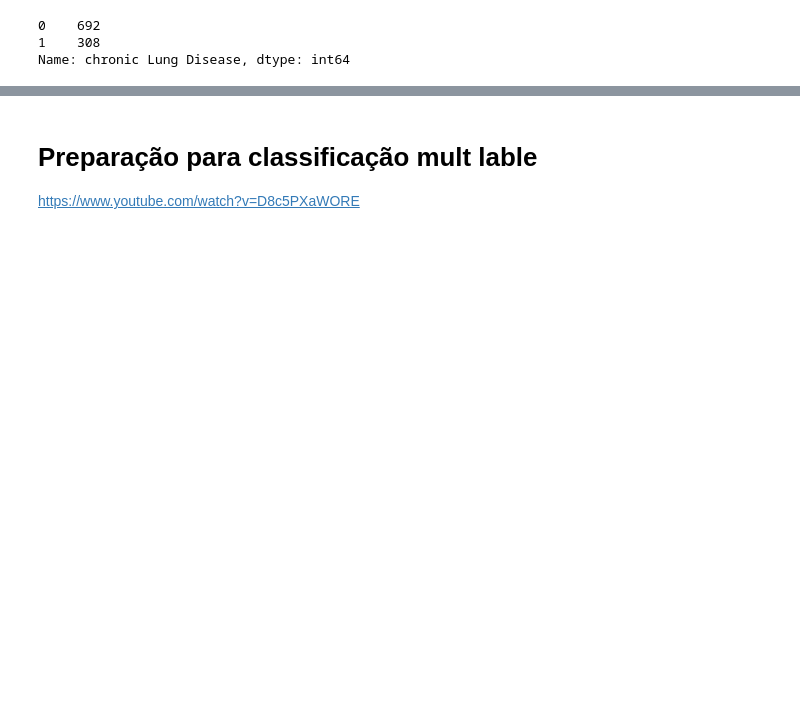
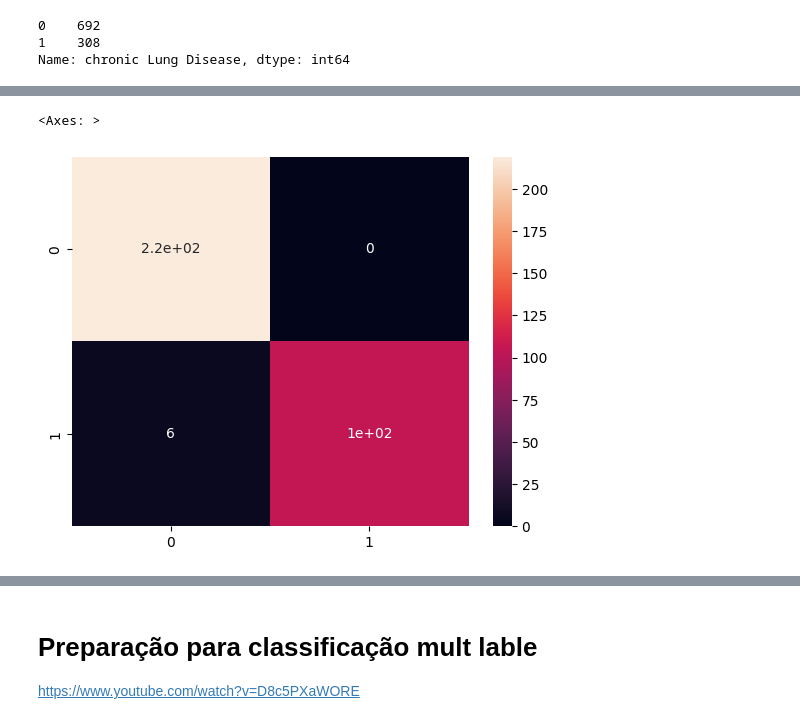
Before and after one commit to Danie110001001109192912/Cancer_prediction, a Jupyter notebook: lung_cancer_prediction.ipynb, the cells around one changed output, grey strips where cells are left out. Cells and saved outputs as stored; diff of their text form; code cells hidden in the pictures; blank space fills up the shorter version.

```diff
--- a/lung_cancer_prediction.ipynb
+++ b/lung_cancer_prediction.ipynb
@@ -254,4 +233,4 @@ X
 # %%
-Y = pasc1['chronic Lung Disease']
-Y
+y = pasc1['chronic Lung Disease']
+y.value_counts()
 # %% [output]
@@ -273,0 +242,4 @@ o cancer nivel 6 têm mais dados, o que favorece o modelo, porém, fazer uma cla
+# %%
+X_train, X_test, y_train, y_test = train_test_split(X, Y,  test_size=0.33, random_state=42)
+
+print(f' X e Y de treino é respectivamente {X_train.shape, y_train.shape}\n X e Y de teste é respectivamente{X_test.shape, y_test.shape}')
@@ -273,0 +251,5 @@ o cancer nivel 6 têm mais dados, o que favorece o modelo, porém, fazer uma cla
+# %%
+scaler = StandardScaler()
+
+X_train_scaled = scaler.fit_transform(X_train)
+X_test_scaled = scaler.transform(X_test)
@@ -273,0 +260,10 @@ o cancer nivel 6 têm mais dados, o que favorece o modelo, porém, fazer uma cla
+# %%
+# SVM
+
+from sklearn.svm import SVC
+
+svc = SVC(probability = True)
+svc.fit(X_train_scaled, y_train)
+
+pred = svc.predict(X_test_scaled)
+pred
@@ -273,0 +307,8 @@ o cancer nivel 6 têm mais dados, o que favorece o modelo, porém, fazer uma cla
+# %%
+from sklearn.metrics import confusion_matrix
+confusion_matrix(y_test,pred)
+
+sns.heatmap(confusion_matrix(y_test,pred),annot = True)
+# %% [output]
+<Axes: >
+[figure, added]
```
Also changed, not shown: parts of 16 cells of this notebook.
